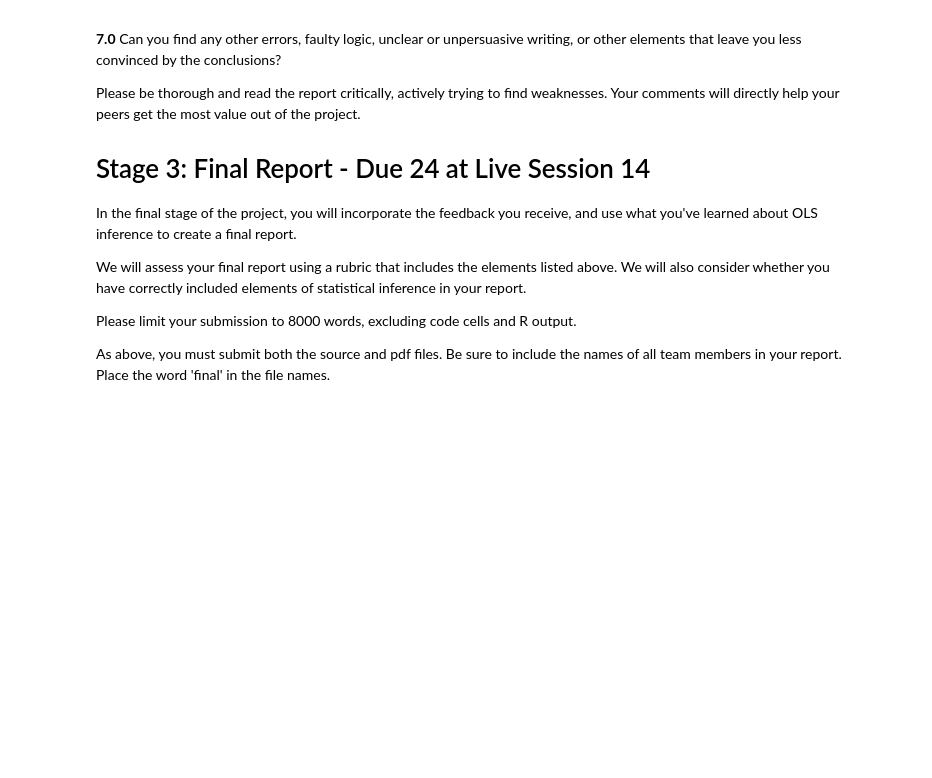
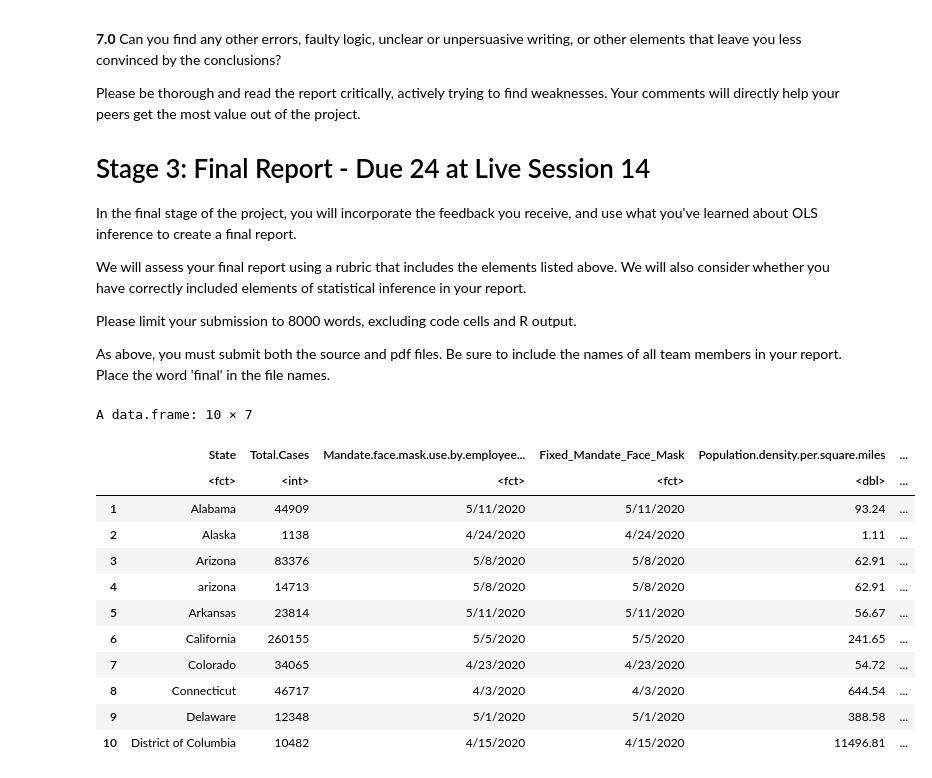
Before and after one commit to ericlundy87/Lab-3-A-Regression-Study-of-COVID-19, a Jupyter notebook: lab_3.ipynb, the cells around one changed output. Cells and saved outputs as stored; diff of their text form; code cells hidden in the pictures; blank space fills up the shorter version.

```diff
--- a/lab_3.ipynb
+++ b/lab_3.ipynb
@@ -154,6 +154,27 @@ We will assess your final report using a rubric that includes the elements liste
 Please limit your submission to 8000 words, excluding code cells and R output.
 
 As above, you must submit both the source and pdf files.  Be sure to include the names of all team members in your report.  Place the word 'final' in the file names.
+# %%
+library(car)
+library(lmtest)
+library(sandwich)
+library(stargazer)
+dataSet = read.csv("covid-19_dataset.csv")  # read csv file
+head(dataSet[c(1, 2, 13, 14, 16, 27, 28)], n = 10) #view the first few rows of data to get a feel for it
+# %% [output]
+A data.frame: 10 × 7
+|  | State | Total.Cases | Mandate.face.mask.use.by.employee... | Fixed_Mandate_Face_Mask | Population.density.per.square.miles | ... |
+|  | <fct> | <int> | <fct> | <fct> | <dbl> | ... |
+| 1 | Alabama | 44909 | 5/11/2020 | 5/11/2020 | 93.24 | ... |
+| 2 | Alaska | 1138 | 4/24/2020 | 4/24/2020 | 1.11 | ... |
+| 3 | Arizona | 83376 | 5/8/2020 | 5/8/2020 | 62.91 | ... |
+| 4 | arizona | 14713 | 5/8/2020 | 5/8/2020 | 62.91 | ... |
+| 5 | Arkansas | 23814 | 5/11/2020 | 5/11/2020 | 56.67 | ... |
+| 6 | California | 260155 | 5/5/2020 | 5/5/2020 | 241.65 | ... |
+| 7 | Colorado | 34065 | 4/23/2020 | 4/23/2020 | 54.72 | ... |
+| 8 | Connecticut | 46717 | 4/3/2020 | 4/3/2020 | 644.54 | ... |
+| 9 | Delaware | 12348 | 5/1/2020 | 5/1/2020 | 388.58 | ... |
+| 10 | District of Columbia | 10482 | 4/15/2020 | 4/15/2020 | 11496.81 | ... |
 # %% [markdown]
 ## 1. An Introduction
     According to The Center for Disease Control and Prevention (CDC) "COVID-19 is mostly spread by respiratory droplets released when people talk, cough, or sneeze." Due to the rapid spread and high mortality rate of COVID-19 the CDC recommends people:
```
Also changed, not shown: parts of 8 cells of this notebook, 1 other file.
